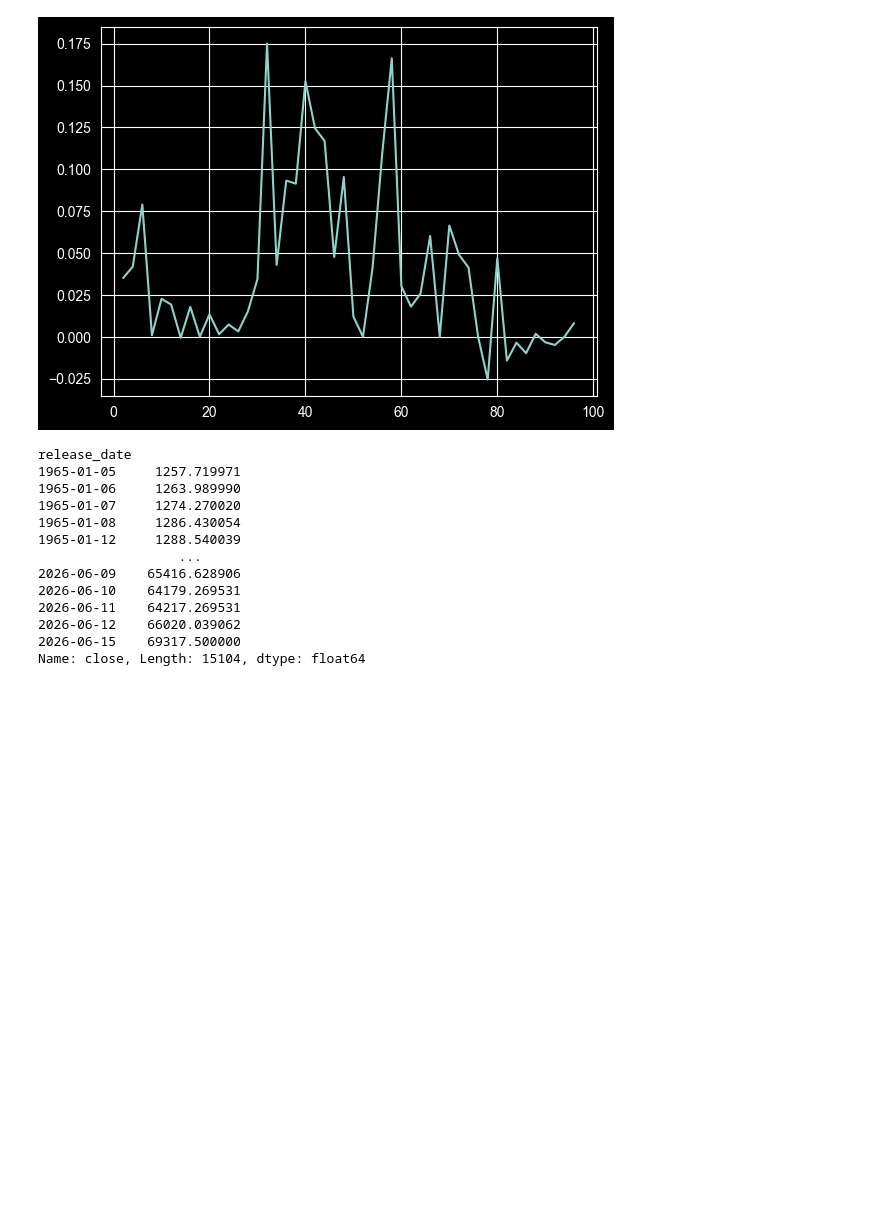
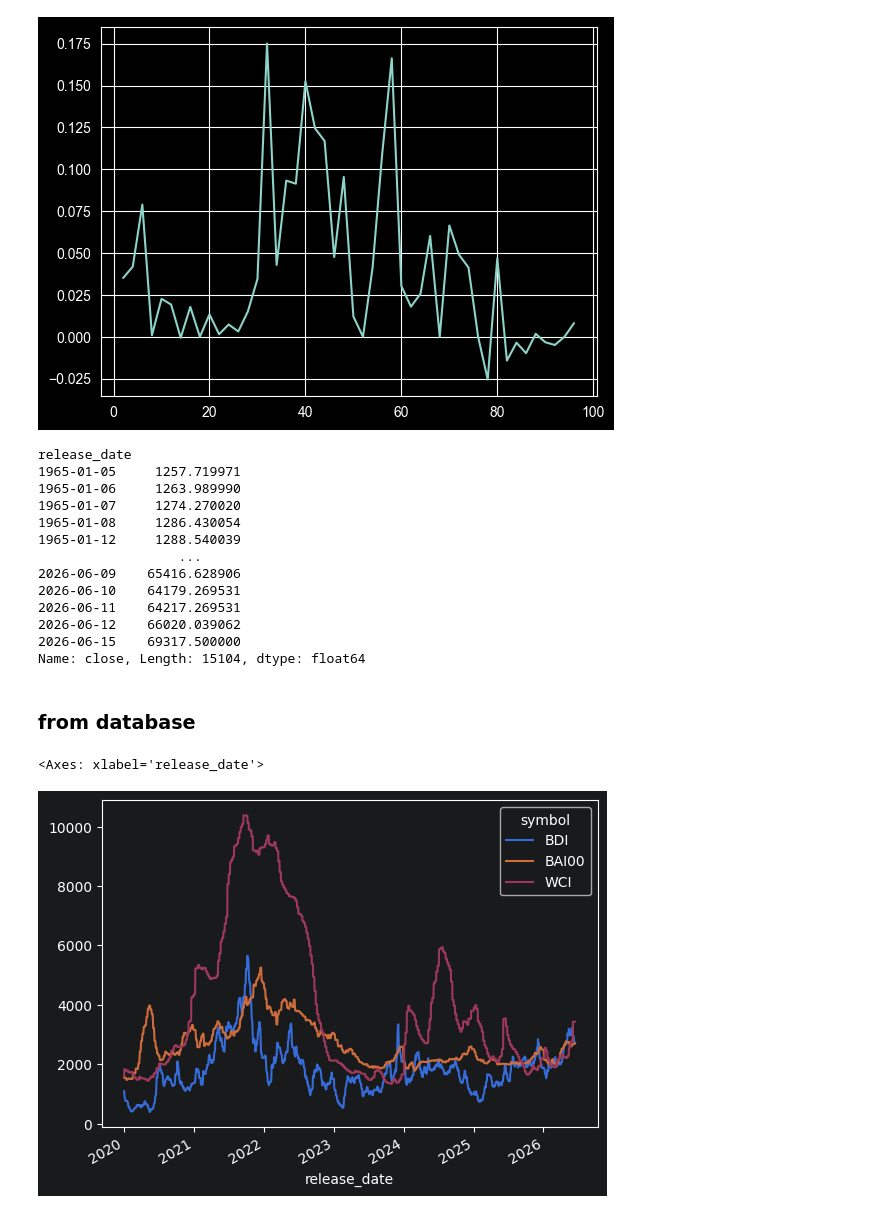
Before and after one commit to Tommylee1013/FinancialData, a Jupyter notebook: Notes/data_valid.ipynb, the cells around one changed output. Cells and saved outputs as stored; diff of their text form; code cells hidden in the pictures; blank space fills up the shorter version.

```diff
--- a/Notes/data_valid.ipynb
+++ b/Notes/data_valid.ipynb
@@ -205,3 +205,5 @@ release_date
 2026-06-12    66020.039062
 2026-06-15    69317.500000
 Name: close, Length: 15104, dtype: float64
+# %% [markdown]
+### from database
@@ -207,0 +397,7 @@ Name: close, Length: 15104, dtype: float64
+# %%
+freights = FreightService(db_path='../database/alternative_data.duckdb')
+# %%
+freights.get_series(symbols = ['BDI','BAI00','WCI'], index_set = 'release_date').ffill().loc['2020':].plot()
+# %% [output]
+<Axes: xlabel='release_date'>
+[figure, added]
```
Also changed, not shown: parts of 1 cell of this notebook, 2 other files.
